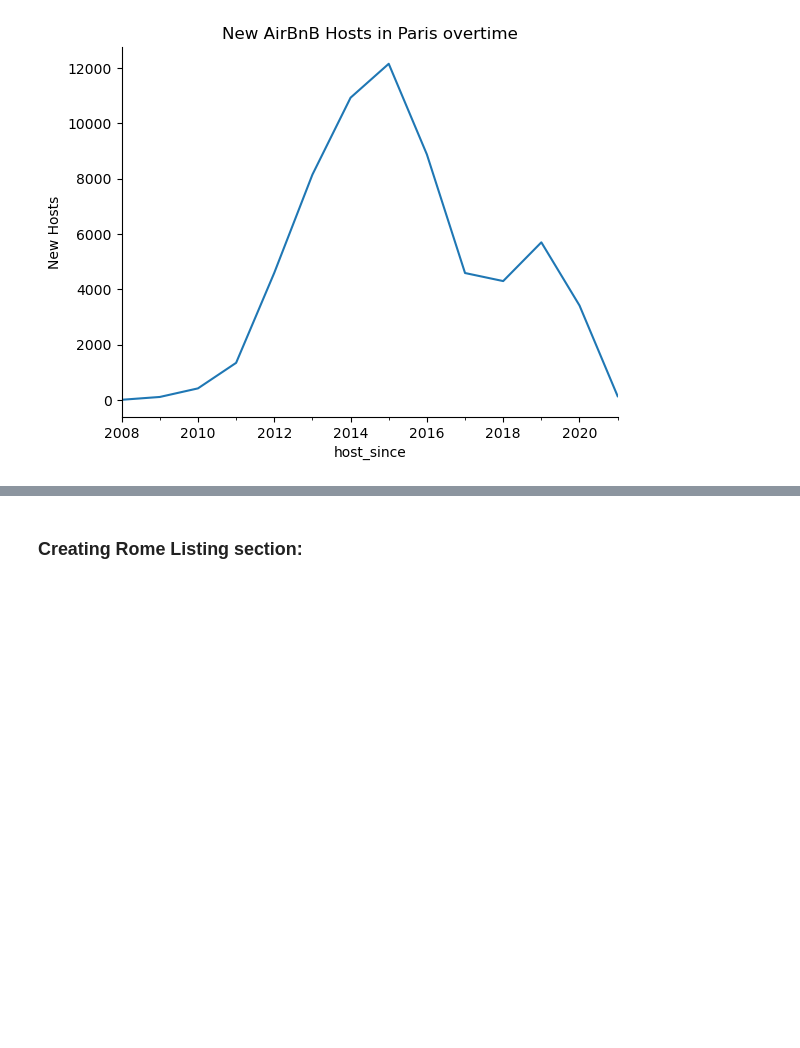
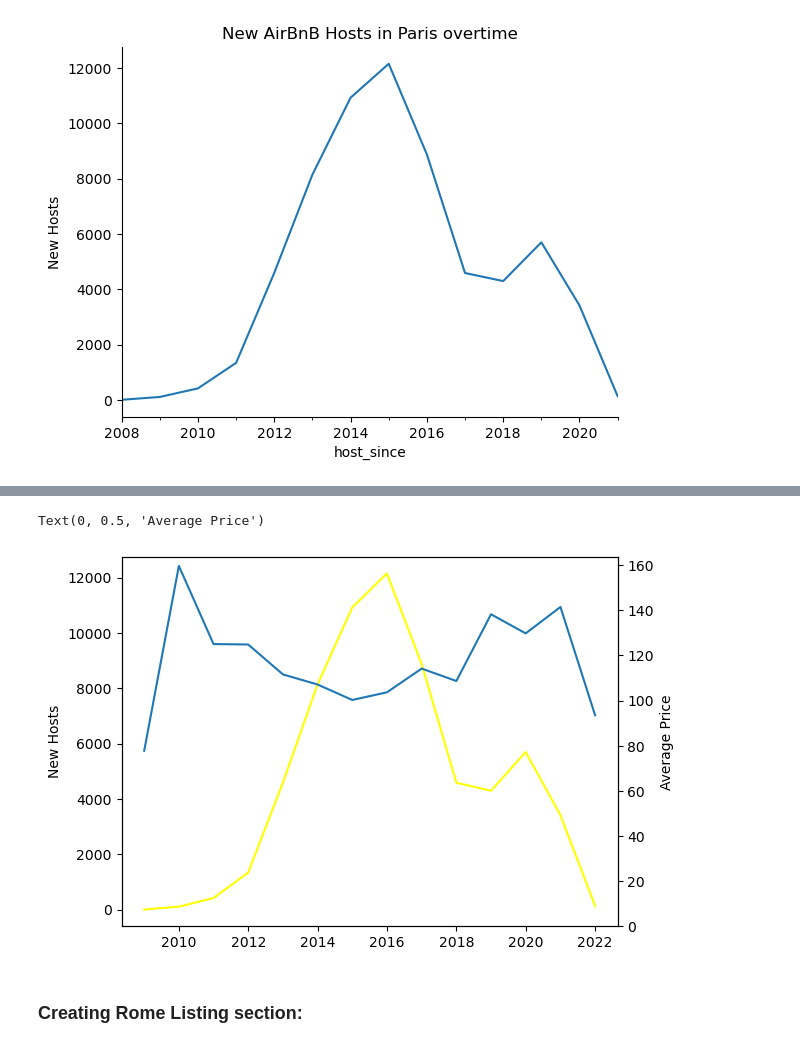
Before and after one commit to novicecoder205/AirBnB-Analysis-Project-Python, a Jupyter notebook: AirBnB Python Analyze.ipynb, the cells around one changed output, grey strips where cells are left out. Drawn from its saved outputs; the diff is of its cells as text; code cells hidden in the pictures; blank space fills up the shorter version.

```diff
--- a/AirBnB Python Analyze.ipynb
+++ b/AirBnB Python Analyze.ipynb
@@ -317,3 +325,26 @@ sns.despine()
+# %%
+import matplotlib.pyplot as plt
+
+fig, ax = plt.subplots()
+ax.plot(
+    paris_Listings_over_time.index,
+    paris_Listings_over_time["neighbourhood"],
+    label = "New Hosts",
+    c = "Yellow"
+)
+ax.set_ylabel("New Hosts")
+
+ax2 = ax.twinx()
+ax2.plot(
+    paris_Listings_over_time.index,
+    paris_Listings_over_time["price"],
+    label = "Average Price",
+)
+ax2.set_ylim(0)
+ax2.set_ylabel("Average Price")
+# %% [output]
+Text(0, 0.5, 'Average Price')
+[figure, added]
 # %% [markdown]
 ### Creating Rome Listing section:
 # %%
```
Also changed, not shown: parts of 1 cell of this notebook.
